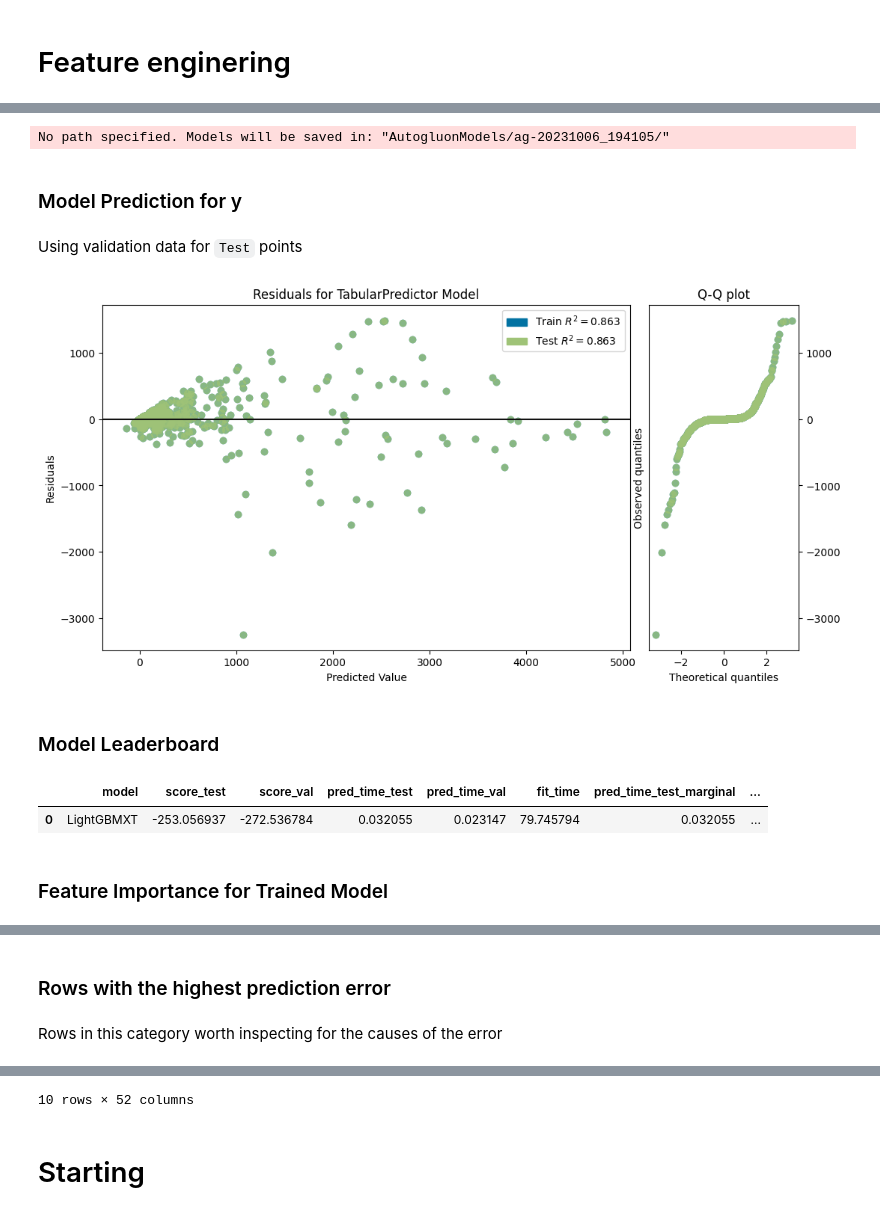
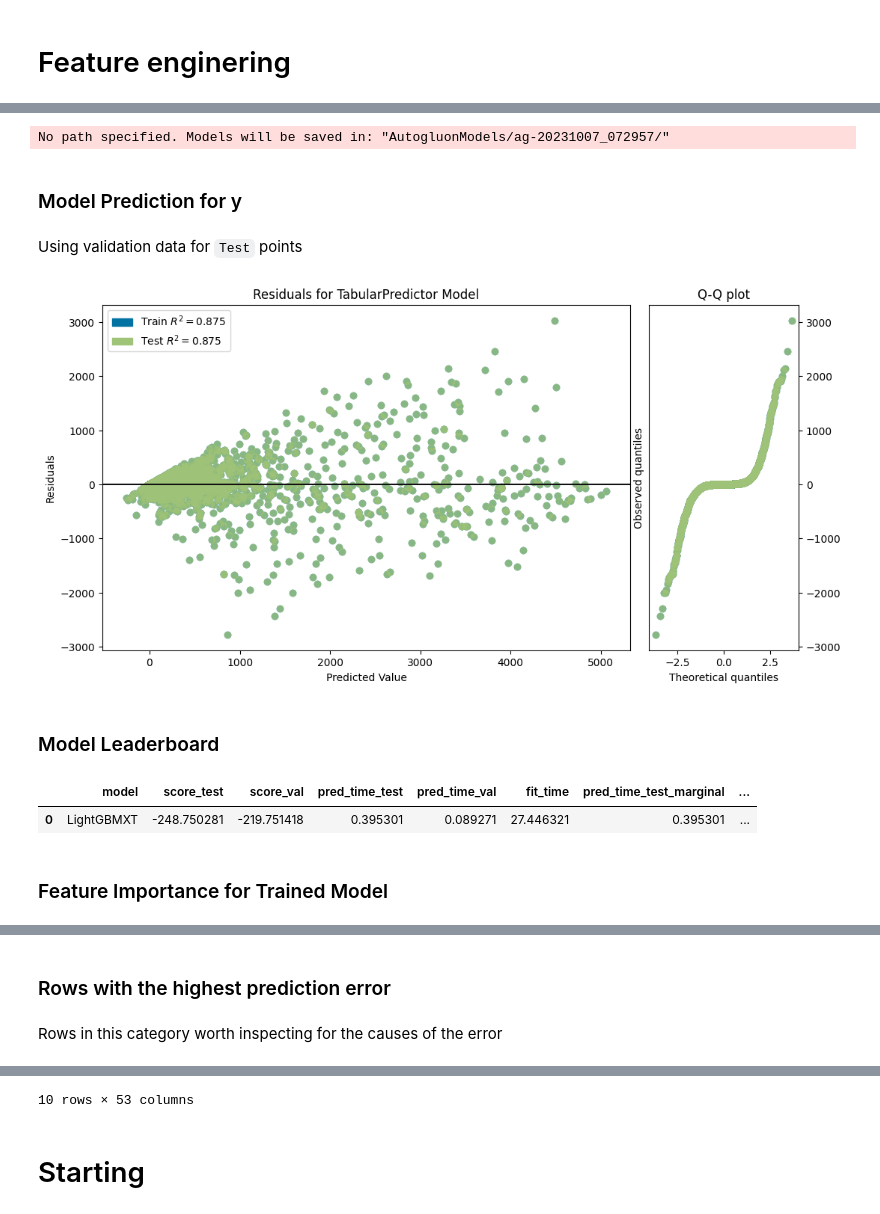
Before and after one commit to jorgensandhaug/TDT4173, a Jupyter notebook: autogluon_all.ipynb, the cells around one changed output, grey strips where cells are left out. Cells and saved outputs as stored; diff of their text form; code cells hidden in the pictures.

```diff
--- a/autogluon_all.ipynb
+++ b/autogluon_all.ipynb
@@ -27,8 +27,12 @@ def convert_to_datetime(X_train_observed, X_train_estimated, X_test, y_train):
 
 
     X_train_observed["estimated_diff_hours"] = 0
+    X_train_observed["is_estimated"] = False
     X_train_estimated["estimated_diff_hours"] = (X_train_estimated.index - pd.to_datetime(X_train_estimated["date_calc"])).dt.total_seconds() / 3600
     X_test["estimated_diff_hours"] = (X_test.index - pd.to_datetime(X_test["date_calc"])).dt.total_seconds() / 3600
+
+    X_train_estimated["is_estimated"] = True
+    X_test["is_estimated"] = True
 
     X_train_estimated["estimated_diff_hours"] = X_train_estimated["estimated_diff_hours"].astype('int64')
     # the filled once will get dropped later anyways, when we drop y nans
@@ -54,7 +58,10 @@ def preprocess_data(X_train_observed, X_train_estimated, X_test, y_train, locati
 
     y_train["y"] = y_train["pv_measurement"].astype('float64')
     y_train.drop(columns=['pv_measurement'], inplace=True)
-    X_train = pd.concat([X_train_observed, X_train_estimated])
+
+    X_train = pd.concat([X_train_observed, X_train_estimated, X_train_estimated, X_train_estimated, X_train_estimated, X_train_estimated], axis=0)
+    # weight the estimated X_train higher
+
 
 
     # clip all y values to 0 if negative
@@ -188,13 +196,13 @@ auto.target_analysis(train_data=X_train, label="y")
 ... (13 outputs left out)
 # %%
-auto.quick_fit(X_train, "y", show_feature_importance_barplots=True, val_size=0.1)
+auto.quick_fit(X_train, "y", show_feature_importance_barplots=True, val_size=0.3, sample=20000)
 # %% [output]
-No path specified. Models will be saved in: "AutogluonModels/ag-20231006_194105/"
+No path specified. Models will be saved in: "AutogluonModels/ag-20231007_072957/"
 ### Model Prediction for y
 Using validation data for `Test` points
-[figure, old version]
+[figure, new version]
 ### Model Leaderboard
 |  | model | score_test | score_val | pred_time_test | pred_time_val | fit_time | pred_time_test_marginal | ... |
-| 0 | LightGBMXT | -253.056937 | -272.536784 | 0.032055 | 0.023147 | 79.745794 | 0.032055 | ... |
+| 0 | LightGBMXT | -248.750281 | -219.751418 | 0.395301 | 0.089271 | 27.446321 | 0.395301 | ... |
 ### Feature Importance for Trained Model
 |  | importance | stddev | p_value | n | p99_high | p99_low |
@@ -232,4 +240,4 @@ Rows in this category worth inspecting for the causes of the error
-10 rows × 52 columns
+10 rows × 53 columns
 # %% [markdown]
 # Starting
 # %%
```
Also changed, not shown: parts of 8 cells of this notebook, 2 other files.
